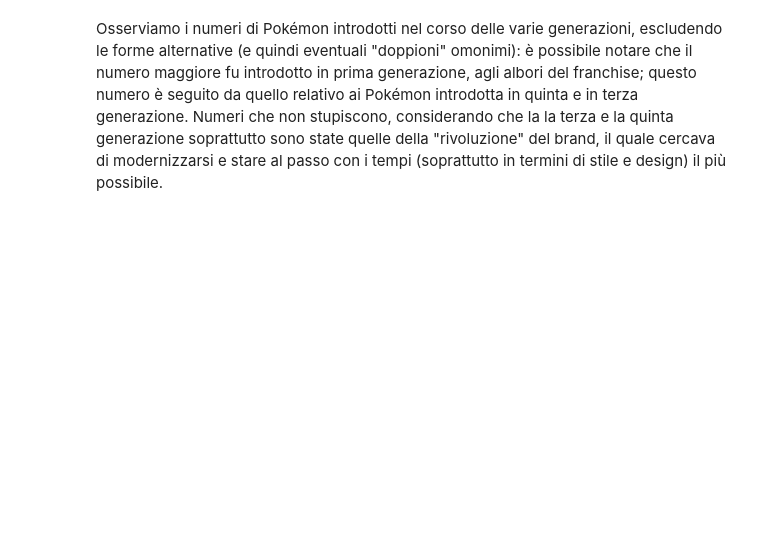
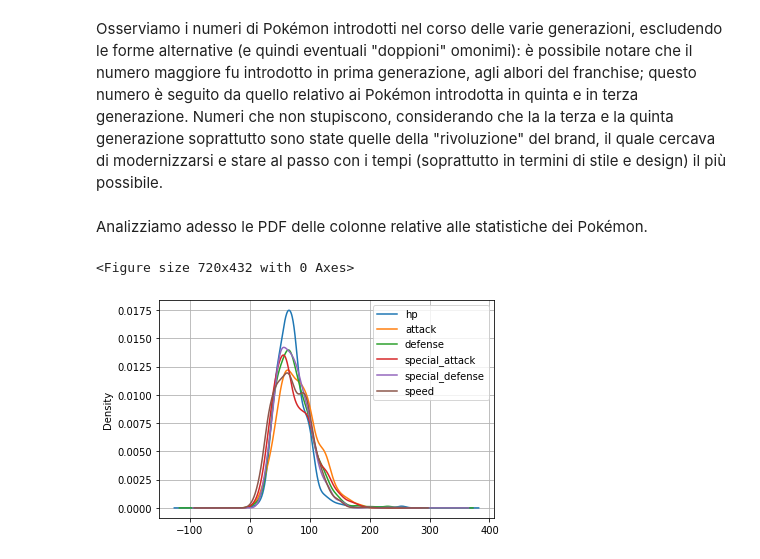
Before and after one commit to nebuchadneZZar01/DA_project, a Jupyter notebook: pokebook.ipynb, the cells around one changed output. Cells and saved outputs as stored; diff of their text form; code cells hidden in the pictures; blank space fills up the shorter version.

```diff
--- a/pokebook.ipynb
+++ b/pokebook.ipynb
@@ -240,2 +248,11 @@ pokemon_by_gen.plot.pie(autopct='%1.0f%%', pctdistance=0.7, labeldistance=1.1)
 # %% [markdown]
 Osserviamo i numeri di Pokémon introdotti nel corso delle varie generazioni, escludendo le forme alternative (e quindi eventuali "doppioni" omonimi): è possibile notare che il numero maggiore fu introdotto in prima generazione, agli albori del franchise; questo numero è seguito da quello relativo ai Pokémon introdotta in quinta e in terza generazione. Numeri che non stupiscono, considerando che la la terza e la quinta generazione soprattutto sono state quelle della "rivoluzione" del brand, il quale cercava di modernizzarsi e stare al passo con i tempi (soprattutto in termini di stile e design) il più possibile.
+# %% [markdown]
+Analizziamo adesso le PDF delle colonne relative alle statistiche dei Pokémon.
+# %%
+plt.figure(figsize=(10,6))
+pokedex[['hp', 'attack', 'defense', 'special_attack', 'special_defense', 'speed']].plot.density().grid()
+plt.show()
+# %% [output]
+<Figure size 720x432 with 0 Axes>
+[figure, added]
```
Also changed, not shown: parts of 20 cells of this notebook.
